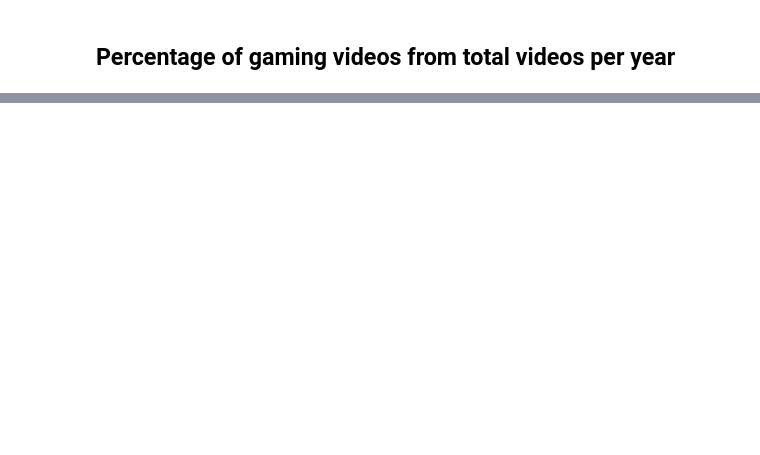
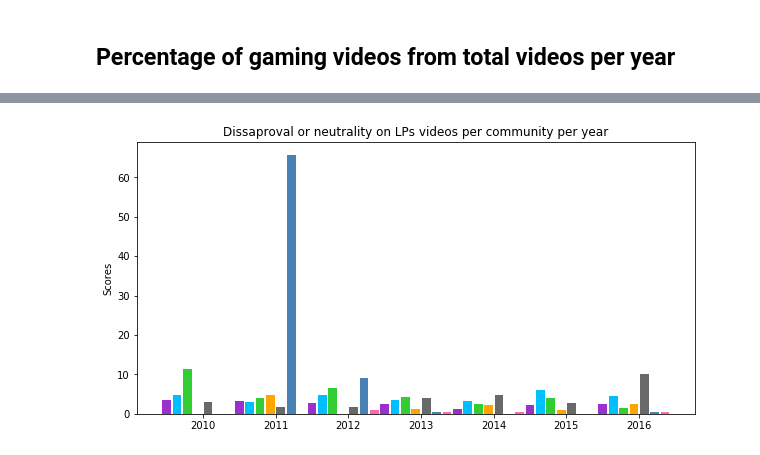
Before and after one commit to AnaRuizS/LetsplayData, a Jupyter notebook: API data code/LP_game_vidStatistics.ipynb, the cells around one changed output, grey strips where cells are left out. Saved outputs shown, nothing was run; the diff lists cells and outputs as text; code cells hidden in the pictures; blank space fills up the shorter version.

```diff
--- a/API data code/LP_game_vidStatistics.ipynb
+++ b/API data code/LP_game_vidStatistics.ipynb
@@ -86,0 +118,40 @@ plt.show()
+# %%
+N = 49
+ntupP=()
+ntupN=()
+xtick=()
+colors=['darkorchid', 'deepskyblue', 'limegreen', 'orange','dimgray', 'steelblue', 'hotpink']
+color_list=[]
+years=('2010','2011','2012','2013','2014','2015','2016')
+indy=np.arange(1.75,24,3.5)
+
+for n in range(0,7):
+    list1=np.arange(n,49,7)
+    j=0
+    for i in list1:
+        ntupP=ntupP+(tupP[i],)
+        ntupN=ntupN+(tupN[i],)
+        color_list.append(colors[j])
+        j+=1
+
+# menStd = (2, 3, 4, 1, 2)
+# womenStd = (3, 5, 2, 3, 3)
+ind = np.arange(0,24.5,0.5)   # the x locations for the groups
+width = 0.42       # the width of the bars: can also be len(x) sequence
+
+# p1 = plt.bar(ind, menMeans, width, yerr=menStd)
+# p2 = plt.bar(ind, womenMeans, width, bottom=menMeans, yerr=womenStd)
+
+f, ax = plt.subplots(figsize=(10,5))
+p1 = plt.bar(ind, ntupN, width, color=color_list)
+# p2 = plt.bar(ind, ntupN, width, bottom=ntupP)
+
+plt.ylabel('Scores')
+plt.title('Dissaproval or neutrality on LPs videos per community per year')
+plt.xticks(indy, years)
+# plt.yticks(np.arange(0, 81, 10))
+# plt.legend((p1[0], p2[0]), ('Approval', 'Disapproval'))
+
+plt.show()
+# %% [output]
+[figure, added]
```
Also changed, not shown: parts of 7 cells of this notebook, 1 other file.
